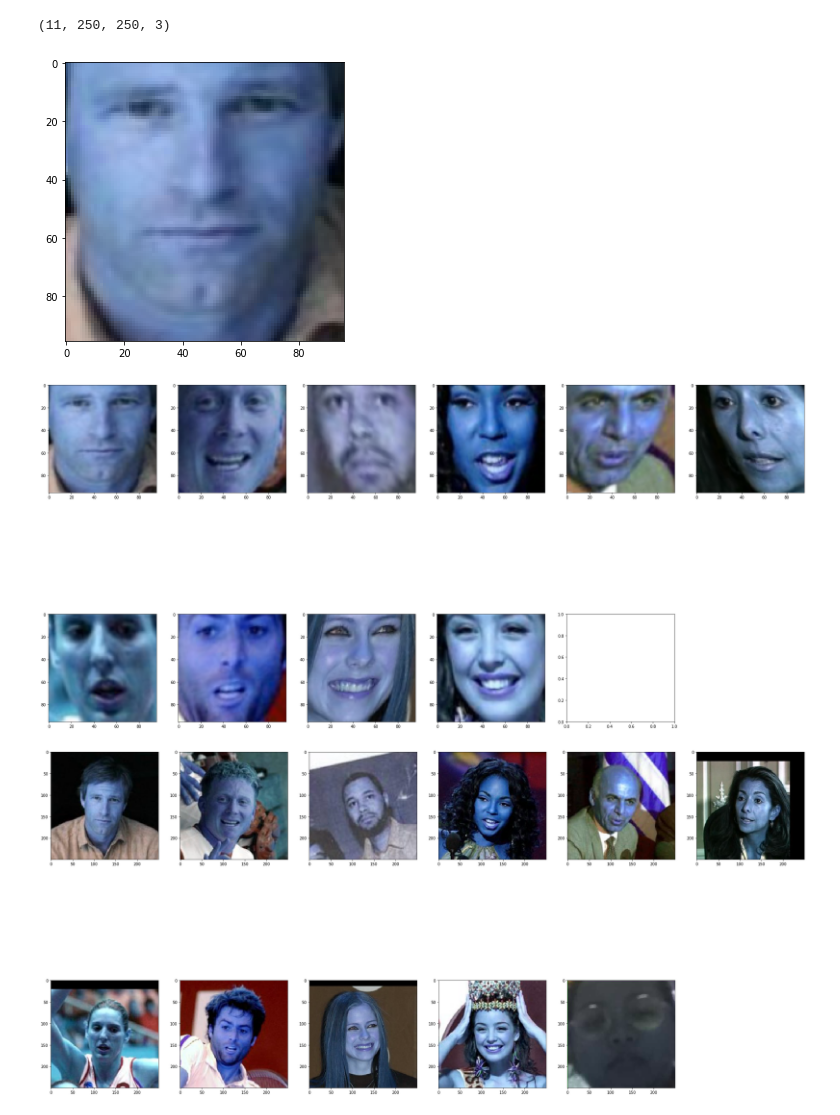
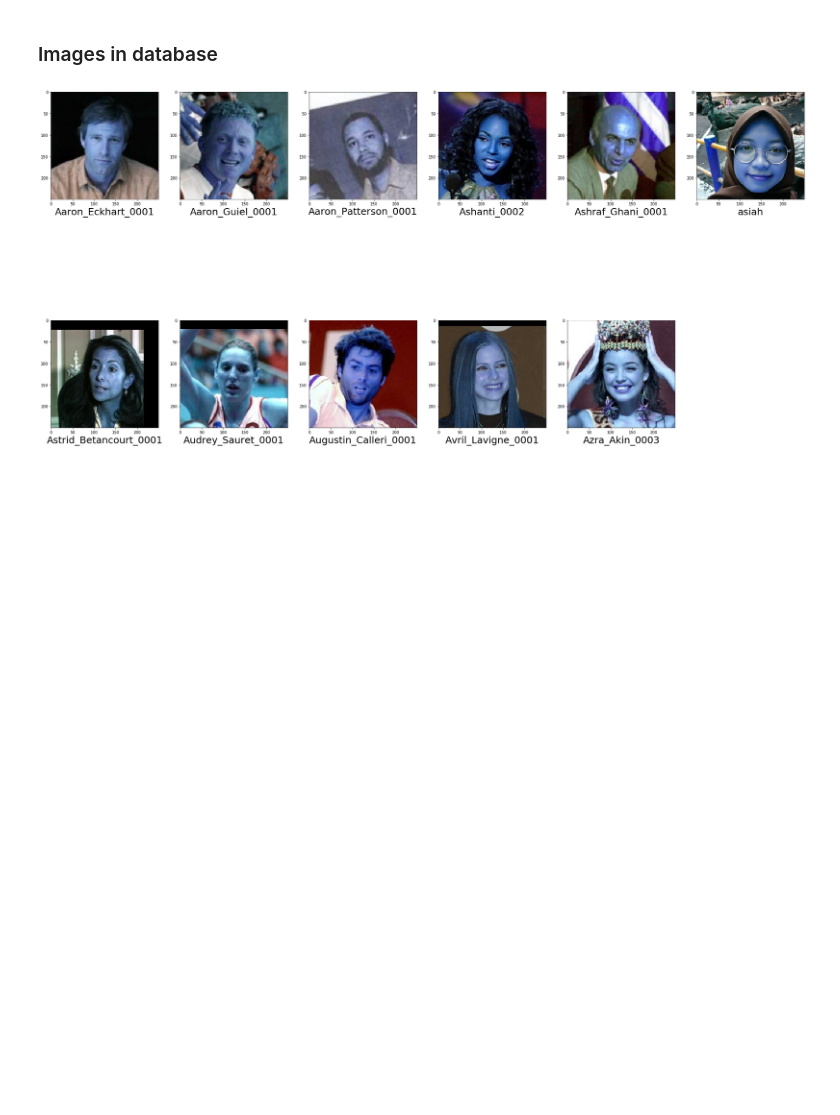
Before and after one commit to nasiahur/face_detection, a Jupyter notebook: Untitled.ipynb, the cells around one changed output. Drawn from its saved outputs; the diff is of its cells as text; code cells hidden in the pictures; blank space fills up the shorter version.

```diff
--- a/Untitled.ipynb
+++ b/Untitled.ipynb
@@ -126,19 +115,15 @@ database\Nur Asiah.jpg
 Find vector for images in database
-# %%
-foto.shape
-# %% [output]
-(11, 250, 250, 3)
+# %% [markdown]
+### Images in database
 # %%
 fig = plt.figure(figsize=(35,20))
 count = 1
 for i in range(11):
     fig.add_subplot(2,6,count)
     plt.imshow(foto[i], cmap=None)
-    #plt.xlabel(label[i], fontsize=25)
+    plt.xlabel(label[i], fontsize=25)
     count += 1
     plt.grid(False)
 plt.show()
 # %% [output]
-[figure, old version]
+[figure, new version]
-[figure, removed]
-[figure, removed]
```
Also changed, not shown: parts of 1 cell of this notebook.
